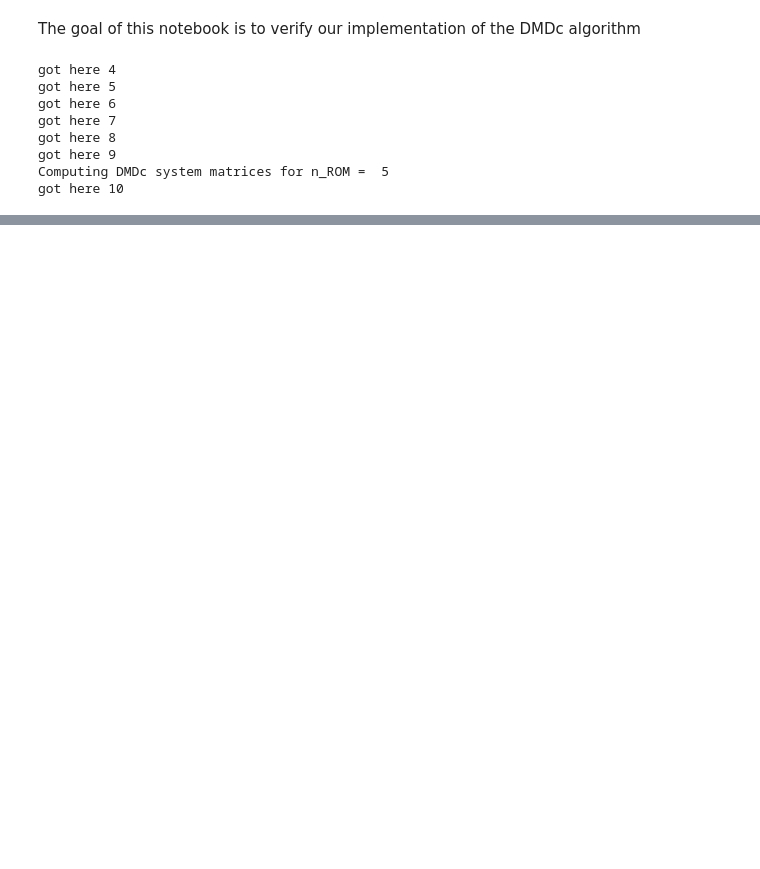
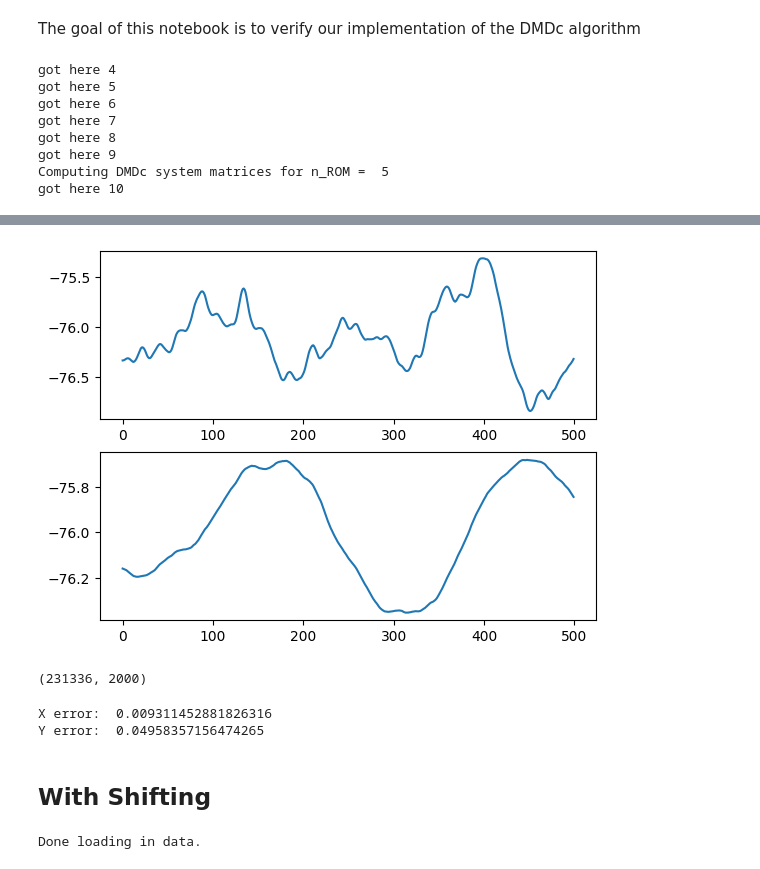
Before and after one commit to iman-adibnazari/anguilliformOptimalControl, a Jupyter notebook: src/verifyDMDc.ipynb, the cells around one changed output, grey strips where cells are left out. Drawn from its saved outputs; the diff is of its cells as text; code cells hidden in the pictures; blank space fills up the shorter version.

```diff
--- a/src/verifyDMDc.ipynb
+++ b/src/verifyDMDc.ipynb
@@ -200,0 +370,3 @@ Y error:  0.1295148060674832
+# %%
+# Project reduced order state back to full order state
+X_dmdc_full = np.dot(basis_dmdc, X_dmdc)
@@ -200,0 +400,29 @@ Y error:  0.1295148060674832
+# %%
+# Plot first dmdc output vs first fom output on separate plots
+fig, ax = plt.subplots(2, 1)
+index = 1
+ax[0].plot(X_fom[index, :500])
+ax[1].plot(X_dmdc_full[index, :500])
+plt.show()
+
+# ax.plot(Y_fom[0, :1000], label="FOM")
+# ax.plot(Y_dmdc[2, :1000], label="DMDc")
+# ax.legend()
+plt.show()
+# %% [output]
+[figure, added]
+# %%
+X_fom[:,:,0].shape
+# %% [output]
+(231336, 2000)
+# %%
+# Compute relative errors between FOM and DMDc states and outputs
+X_err = np.linalg.norm(X_fom[:,:,0].compute() - X_dmdc_full)/np.linalg.norm(X_fom[:,:,0].compute())
+Y_err = np.linalg.norm(Y_fom[:,:,0].compute() - Y_dmdc)/np.linalg.norm(Y_fom[:,:,0].compute())
+print("X error: ", X_err)
+print("Y error: ", Y_err)
+# %% [output]
+X error:  0.009311452881826316
+Y error:  0.04958357156474265
+# %% [markdown]
+## With Shifting
@@ -200,0 +434,25 @@ Y error:  0.1295148060674832
+# %%
+# Read in all training data
+data = h5py.File(filepath+ "fullDataSet.hdf5", 'r')
+X_fom = da.from_array(data["stateData"], chunks=(4096, 4096,1))
+X_fom = X_fom[:,:,0:n_train]
+U_fom = da.from_array(data["inputData"], chunks=(4096, 4096,1))
+U_fom = U_fom[:,:,0:n_train]
+Y_fom = da.from_array(data["reducedCenterlineData"], chunks=(4096, 4096,1))
+Y_fom = Y_fom[:,:,0:n_train]
+x0 = data["stateData"][:,0,0]
+y0 = data["reducedCenterlineData"][:,0,0]
+n = X_fom.shape[0]
+l = U_fom.shape[0]
+m = Y_fom.shape[0]
+# # Collect initial condition offsets for each episode and center each episode
+X0 = da.zeros((n,n_train))
+Y0 = da.zeros((m,n_train))
+for i in range(n_train):
+    X0[:,i] = X_fom[:,0,i]
+    Y0[:,i] = Y_fom[:,0,i]
+    X_fom[:,:,i] = X_fom[:,:,i] - X0[:,i].reshape(-1,1)
+    Y_fom[:,:,i] = Y_fom[:,:,i] - Y0[:,i].reshape(-1,1)
+print("Done loading in data.")
+# %% [output]
+Done loading in data.
```
Also changed, not shown: parts of 27 cells of this notebook, 2 other files.
